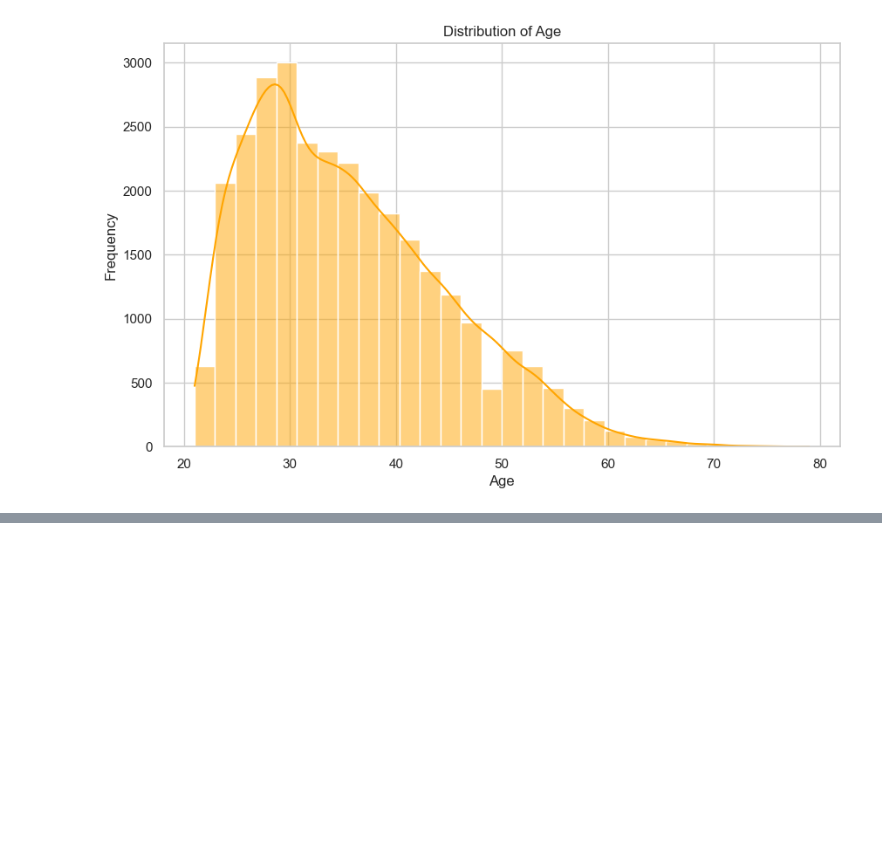
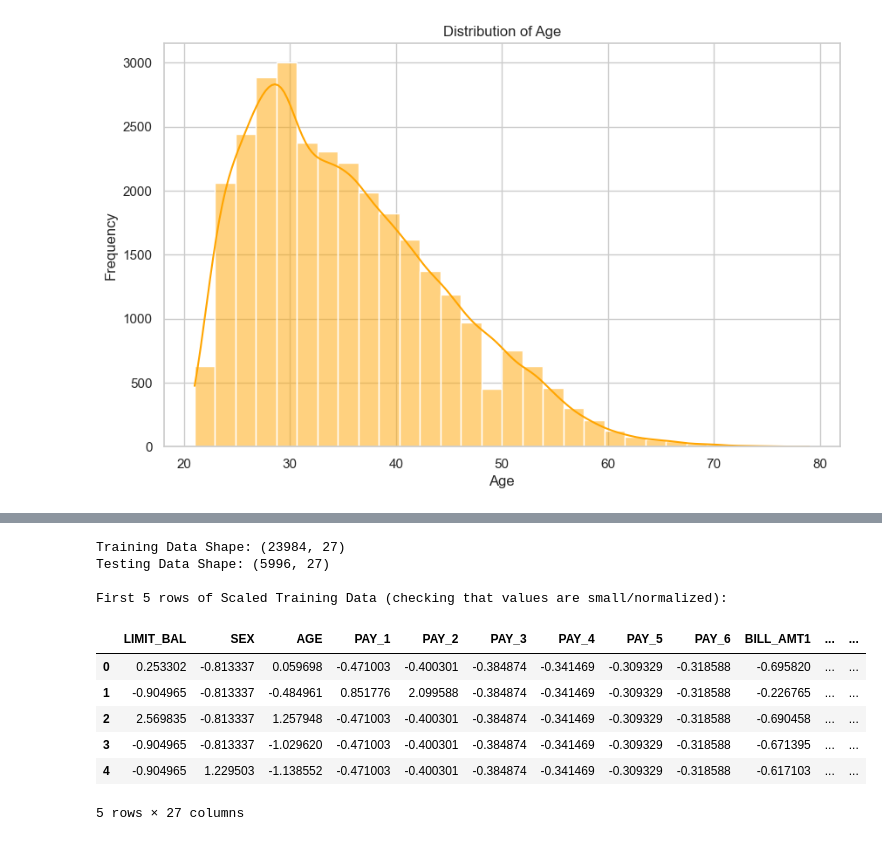
Before and after one commit to IIxoskeletonII/Data-Science-in-Action-Homework, a Jupyter notebook: Homework2/Homework2_Credit_Card_Default.ipynb, the cells around one changed output, grey strips where cells are left out. Cells and saved outputs as stored; diff of their text form; code cells hidden in the pictures; blank space fills up the shorter version.

```diff
--- a/Homework2/Homework2_Credit_Card_Default.ipynb
+++ b/Homework2/Homework2_Credit_Card_Default.ipynb
@@ -126,0 +250,42 @@ Passing `palette` without assigning `hue` is deprecated and will be removed in v
+# %%
+from sklearn.model_selection import train_test_split
+from sklearn.preprocessing import StandardScaler
+
+#1. Define Features (X) and Target (y)
+X = df_clean.drop('Default', axis=1)
+y = df_clean['Default']
+
+#2. Train-Test Split
+#we use test_size=0.2 (20% for testing)
+#stratify=y ensures both sets have the same proportion of defaulters
+X_train, X_test, y_train, y_test = train_test_split(X, y, test_size=0.2, random_state=42, stratify=y)
+
+#3. Feature Scaling
+#initialize the Standard Scaler
+scaler = StandardScaler()
+
+#fit only on training data, then transform both
+X_train_scaled = scaler.fit_transform(X_train)
+X_test_scaled = scaler.transform(X_test)
+
+#convert arrays back to DataFrames for readability
+X_train_scaled = pd.DataFrame(X_train_scaled, columns=X.columns)
+X_test_scaled = pd.DataFrame(X_test_scaled, columns=X.columns)
+
+#verify the split and scaling
+print("Training Data Shape:", X_train_scaled.shape)
+print("Testing Data Shape:", X_test_scaled.shape)
+print("\nFirst 5 rows of Scaled Training Data (checking that values are small/normalized):")
+display(X_train_scaled.head())
+# %% [output]
+Training Data Shape: (23984, 27)
+Testing Data Shape: (5996, 27)
+
+First 5 rows of Scaled Training Data (checking that values are small/normalized):
+|  | LIMIT_BAL | SEX | AGE | PAY_1 | PAY_2 | PAY_3 | PAY_4 | PAY_5 | PAY_6 | BILL_AMT1 | ... | ... |
+| 0 | 0.253302 | -0.813337 | 0.059698 | -0.471003 | -0.400301 | -0.384874 | -0.341469 | -0.309329 | -0.318588 | -0.695820 | ... | ... |
+| 1 | -0.904965 | -0.813337 | -0.484961 | 0.851776 | 2.099588 | -0.384874 | -0.341469 | -0.309329 | -0.318588 | -0.226765 | ... | ... |
+| 2 | 2.569835 | -0.813337 | 1.257948 | -0.471003 | -0.400301 | -0.384874 | -0.341469 | -0.309329 | -0.318588 | -0.690458 | ... | ... |
+| 3 | -0.904965 | -0.813337 | -1.029620 | -0.471003 | -0.400301 | -0.384874 | -0.341469 | -0.309329 | -0.318588 | -0.671395 | ... | ... |
+| 4 | -0.904965 | 1.229503 | -1.138552 | -0.471003 | -0.400301 | -0.384874 | -0.341469 | -0.309329 | -0.318588 | -0.617103 | ... | ... |
+5 rows × 27 columns
```
Also changed, not shown: parts of 5 cells of this notebook.
